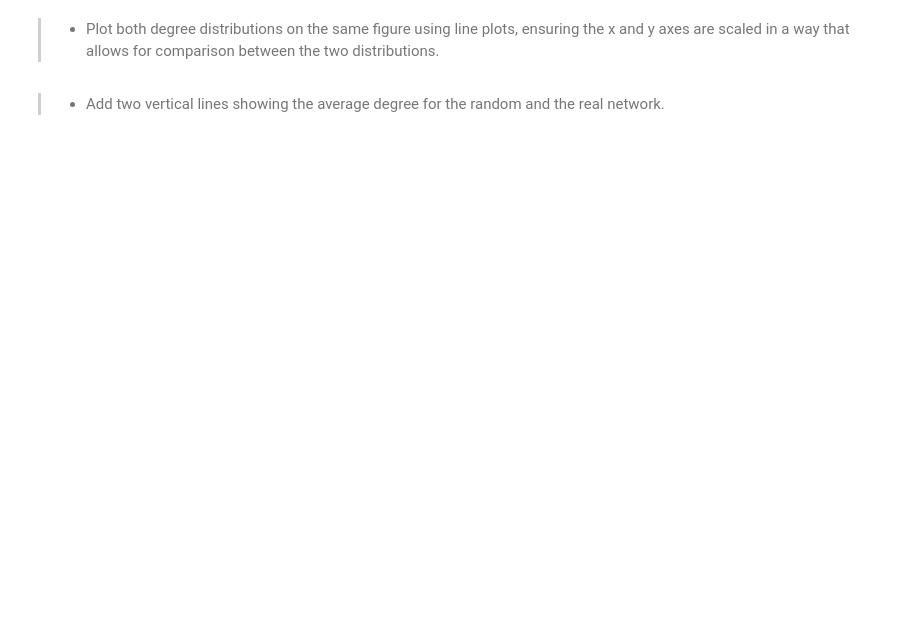
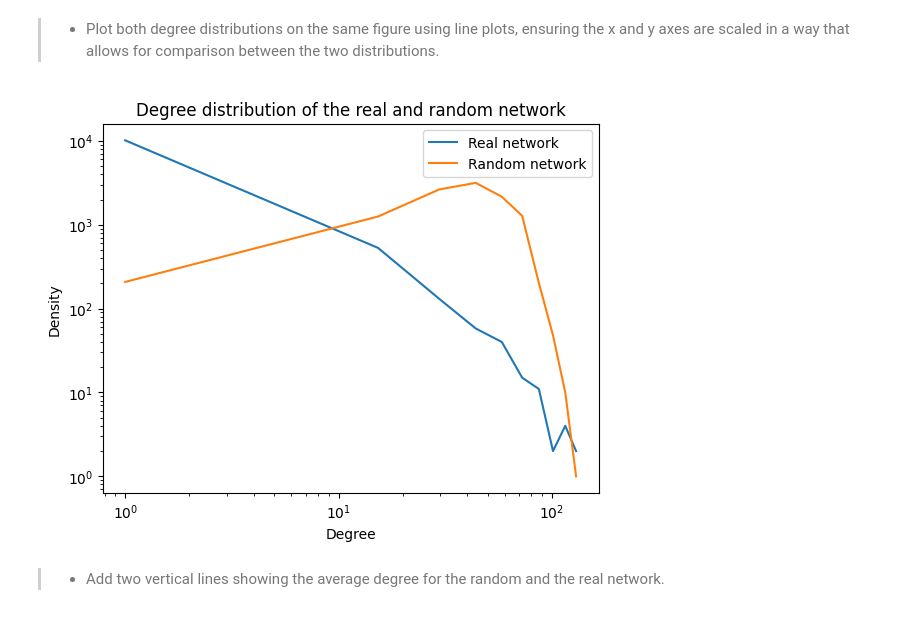
Before and after one commit to MathiasDamsgaard/Comp_Social_Sci_Assigments, a Jupyter notebook: Assignment2.ipynb, the cells around one changed output. Cells and saved outputs as stored; diff of their text form; code cells hidden in the pictures; blank space fills up the shorter version.

```diff
--- a/Assignment2.ipynb
+++ b/Assignment2.ipynb
@@ -44,4 +111,17 @@ These exercises are taken from Week 5.
 # %% [markdown]
 > * Plot both degree distributions on the same figure using line plots, ensuring the x and y axes are scaled in a way that allows for comparison between the two distributions.
+# %%
+# Plot both degree distributions on the same figure using line plots
+plt.plot(bins[:-1], hist, label='Real network')
+plt.plot(bins[:-1], hist_rd, label='Random network')
+plt.xscale('log')
+plt.yscale('log')
+plt.xlabel('Degree')
+plt.ylabel('Density')
+plt.title('Degree distribution of the real and random network')
+plt.legend()
+plt.show()
+# %% [output]
+[figure, added]
 # %% [markdown]
 > * Add two vertical lines showing the average degree for the random and the real network.
```
Also changed, not shown: parts of 9 cells of this notebook, 1 other file.
